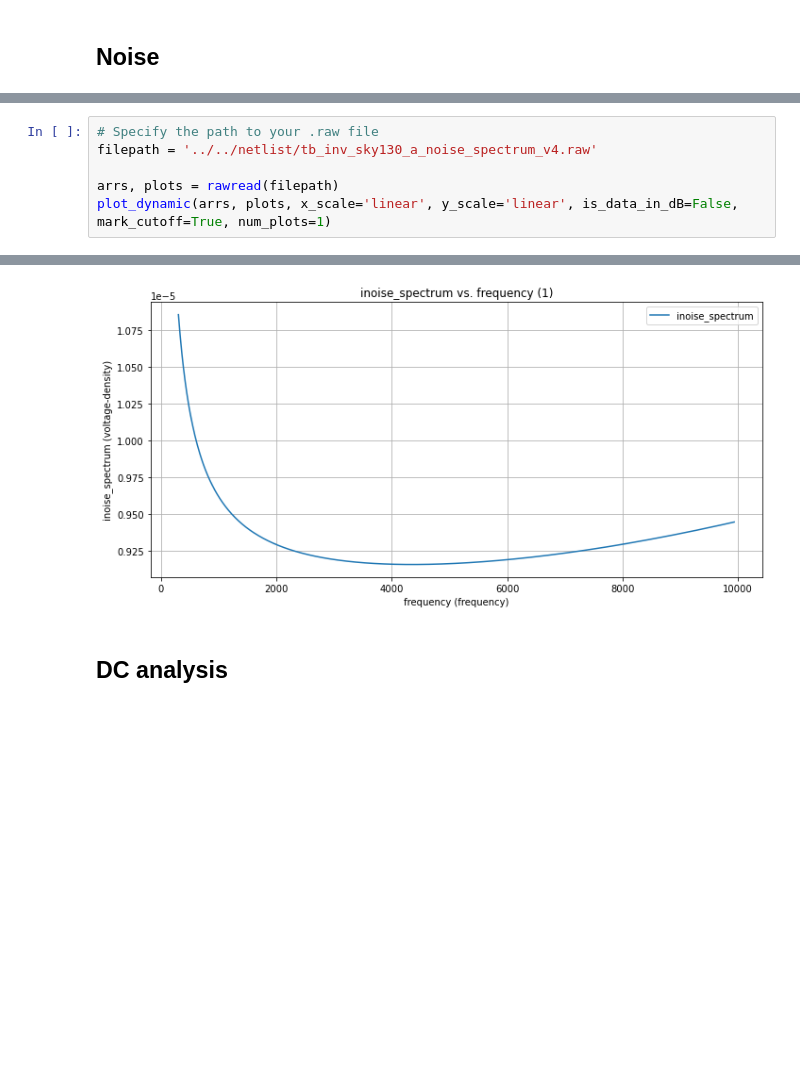
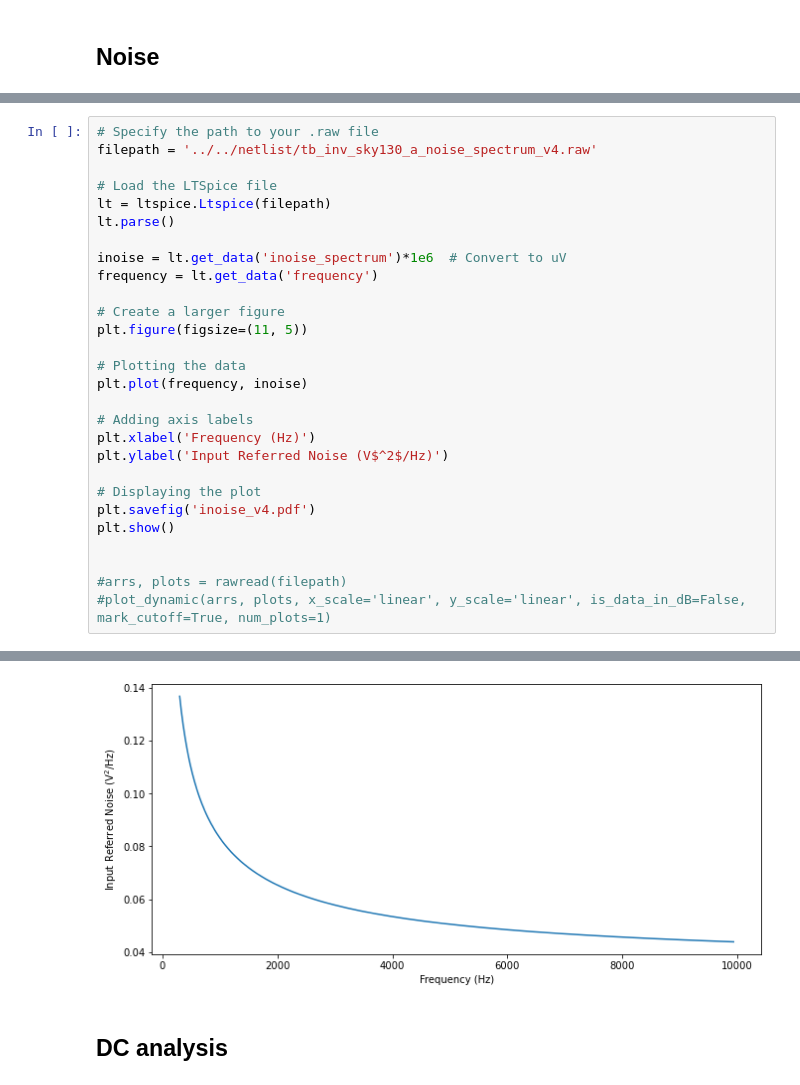
Before and after one commit to miguelcorrea0107/MA2_project, a Jupyter notebook: Amplifier_Inv/python_calc/v4/sim_results_v4.ipynb, the cells around one changed output, grey strips where cells are left out. Cells and saved outputs as stored; diff of their text form; blank space fills up the shorter version.

```diff
--- a/Amplifier_Inv/python_calc/v4/sim_results_v4.ipynb
+++ b/Amplifier_Inv/python_calc/v4/sim_results_v4.ipynb
@@ -347,6 +349,28 @@ The noise for MC2 = 177.1790201829473 uV
 # Specify the path to your .raw file
 filepath = '../../netlist/tb_inv_sky130_a_noise_spectrum_v4.raw'
 
-arrs, plots = rawread(filepath)
-plot_dynamic(arrs, plots, x_scale='linear', y_scale='linear', is_data_in_dB=False, mark_cutoff=True, num_plots=1)
+# Load the LTSpice file
+lt = ltspice.Ltspice(filepath)
+lt.parse()
+
+inoise = lt.get_data('inoise_spectrum')*1e6  # Convert to uV
+frequency = lt.get_data('frequency')
+
+# Create a larger figure
+plt.figure(figsize=(11, 5))
+
+# Plotting the data
+plt.plot(frequency, inoise)
+
+# Adding axis labels
+plt.xlabel('Frequency (Hz)')
+plt.ylabel('Input Referred Noise (V$^2$/Hz)')
+
+# Displaying the plot
+plt.savefig('inoise_v4.pdf')
+plt.show()
+
+
+#arrs, plots = rawread(filepath)
+#plot_dynamic(arrs, plots, x_scale='linear', y_scale='linear', is_data_in_dB=False, mark_cutoff=True, num_plots=1)
 # %% [output]
@@ -353,4 +378,4 @@ plot_dynamic(arrs, plots, x_scale='linear', y_scale='linear', is_data_in_dB=Fals
-[figure, old version]
+[figure, new version]
 # %% [markdown]
 ## DC analysis
 # %%
```
Also changed, not shown: parts of 9 cells of this notebook, 34 other files.
